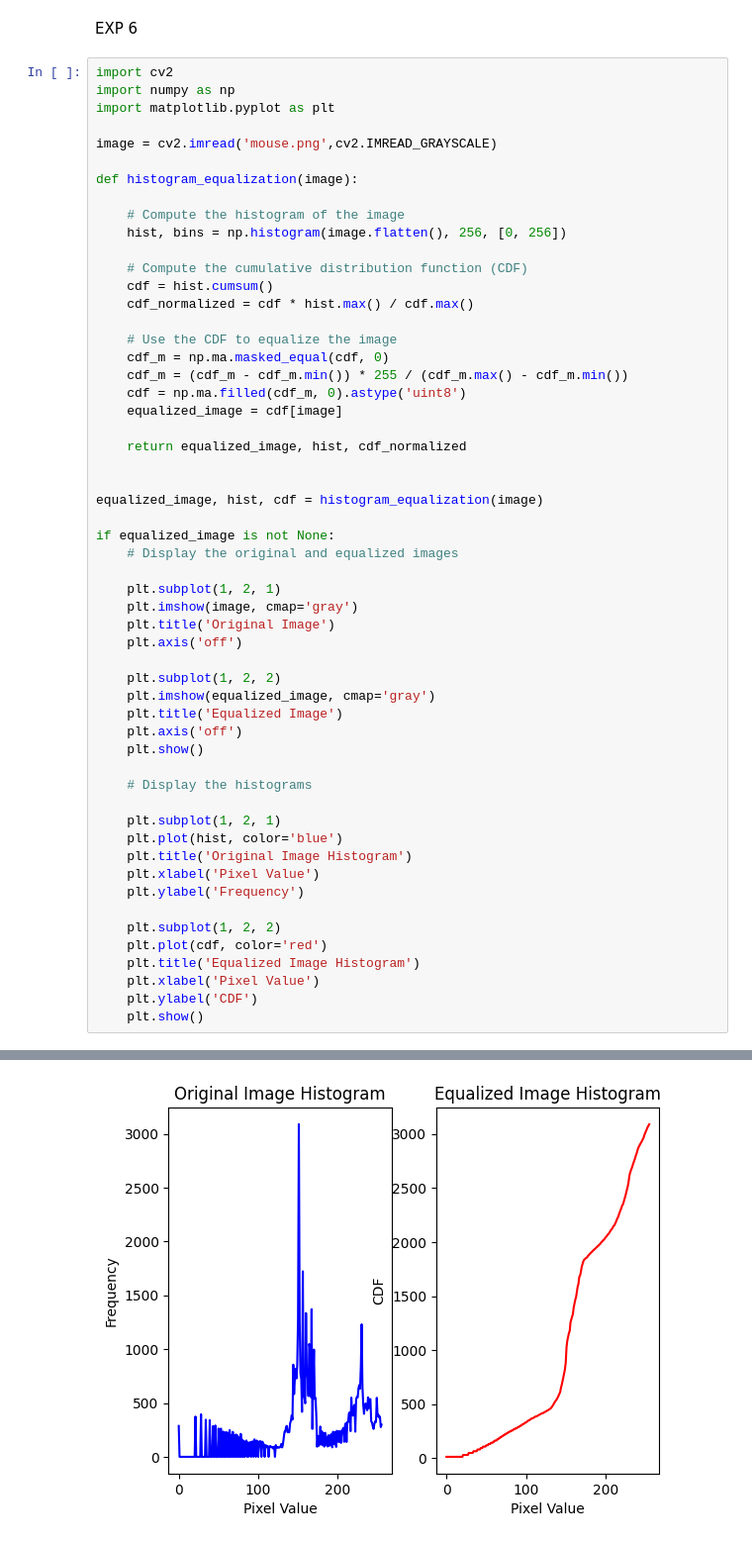
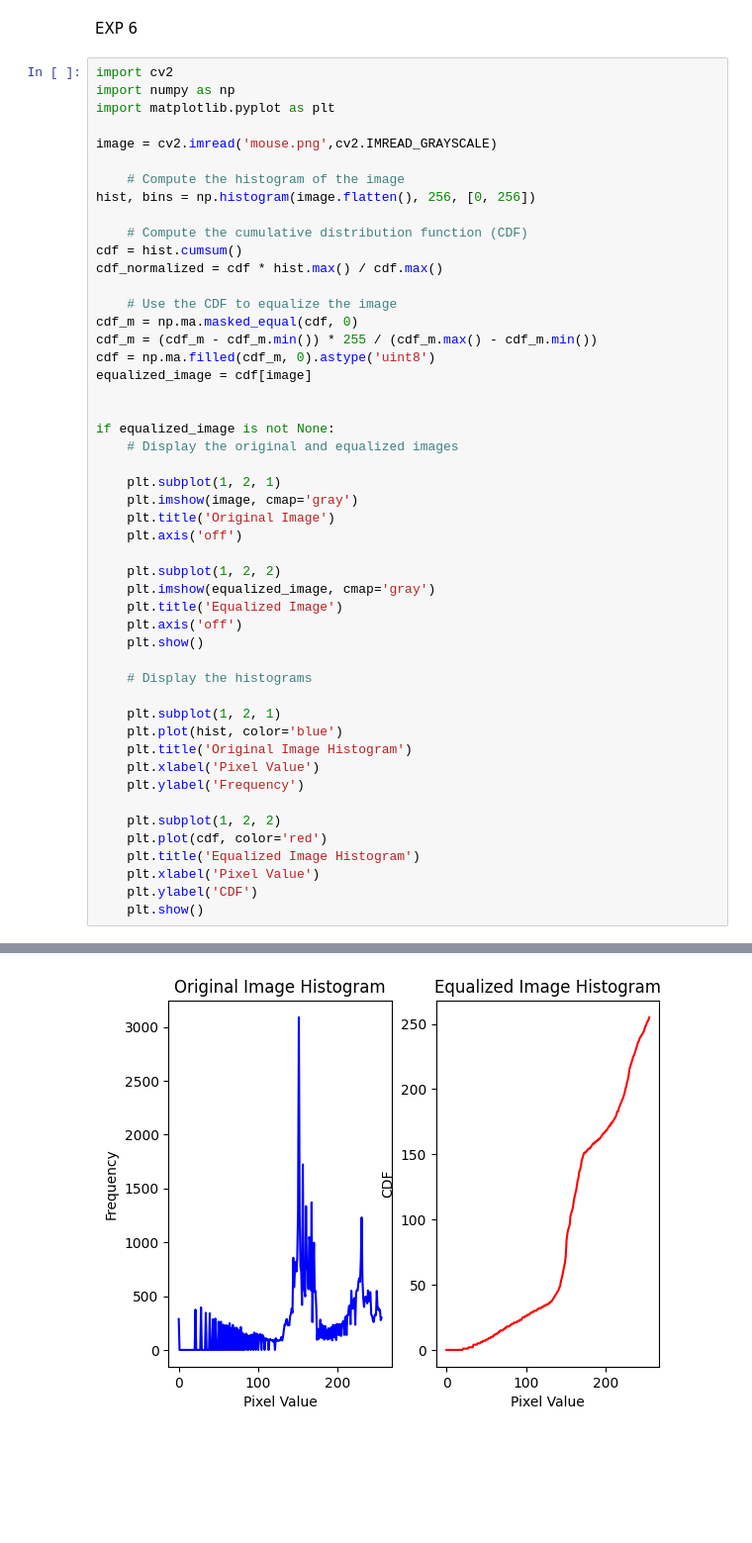
Before and after one commit to belhyto/cvip, a Jupyter notebook: exp1.ipynb, the cells around one changed output, grey strips where cells are left out. Shown at 99% size. Cells and saved outputs as stored; diff of their text form; blank space fills up the shorter version.

```diff
--- a/exp1.ipynb
+++ b/exp1.ipynb
@@ -198,54 +198,48 @@ import matplotlib.pyplot as plt
 
 image = cv2.imread('mouse.png',cv2.IMREAD_GRAYSCALE)
 
-def histogram_equalization(image):
-
     # Compute the histogram of the image
-    hist, bins = np.histogram(image.flatten(), 256, [0, 256])
+hist, bins = np.histogram(image.flatten(), 256, [0, 256])
 
     # Compute the cumulative distribution function (CDF)
-    cdf = hist.cumsum()
-    cdf_normalized = cdf * hist.max() / cdf.max()
+cdf = hist.cumsum()
+cdf_normalized = cdf * hist.max() / cdf.max()
 
     # Use the CDF to equalize the image
-    cdf_m = np.ma.masked_equal(cdf, 0)
-    cdf_m = (cdf_m - cdf_m.min()) * 255 / (cdf_m.max() - cdf_m.min())
-    cdf = np.ma.filled(cdf_m, 0).astype('uint8')
-    equalized_image = cdf[image]
+cdf_m = np.ma.masked_equal(cdf, 0)
+cdf_m = (cdf_m - cdf_m.min()) * 255 / (cdf_m.max() - cdf_m.min())
+cdf = np.ma.filled(cdf_m, 0).astype('uint8')
+equalized_image = cdf[image]
 
-    return equalized_image, hist, cdf_normalized
-
-
-equalized_image, hist, cdf = histogram_equalization(image)
 
 if equalized_image is not None:
     # Display the original and equalized images
 
     plt.subplot(1, 2, 1)
     plt.imshow(image, cmap='gray')
     plt.title('Original Image')
     plt.axis('off')
 
     plt.subplot(1, 2, 2)
     plt.imshow(equalized_image, cmap='gray')
     plt.title('Equalized Image')
     plt.axis('off')
     plt.show()
 
     # Display the histograms
 
     plt.subplot(1, 2, 1)
     plt.plot(hist, color='blue')
     plt.title('Original Image Histogram')
     plt.xlabel('Pixel Value')
     plt.ylabel('Frequency')
 
     plt.subplot(1, 2, 2)
     plt.plot(cdf, color='red')
     plt.title('Equalized Image Histogram')
     plt.xlabel('Pixel Value')
     plt.ylabel('CDF')
     plt.show()
 # %% [output]
 [figure]
-[figure, old version]
+[figure, new version]
```
